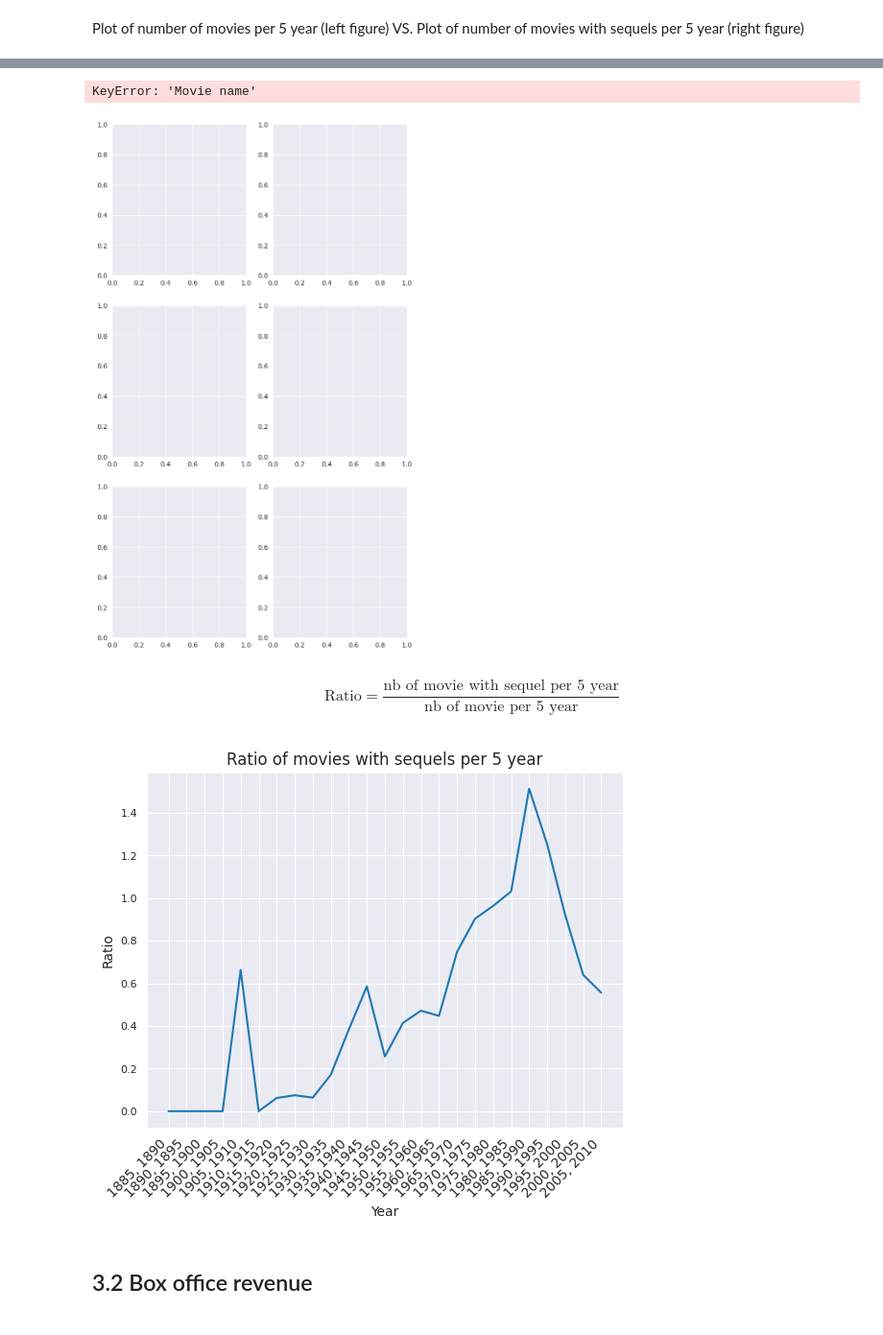
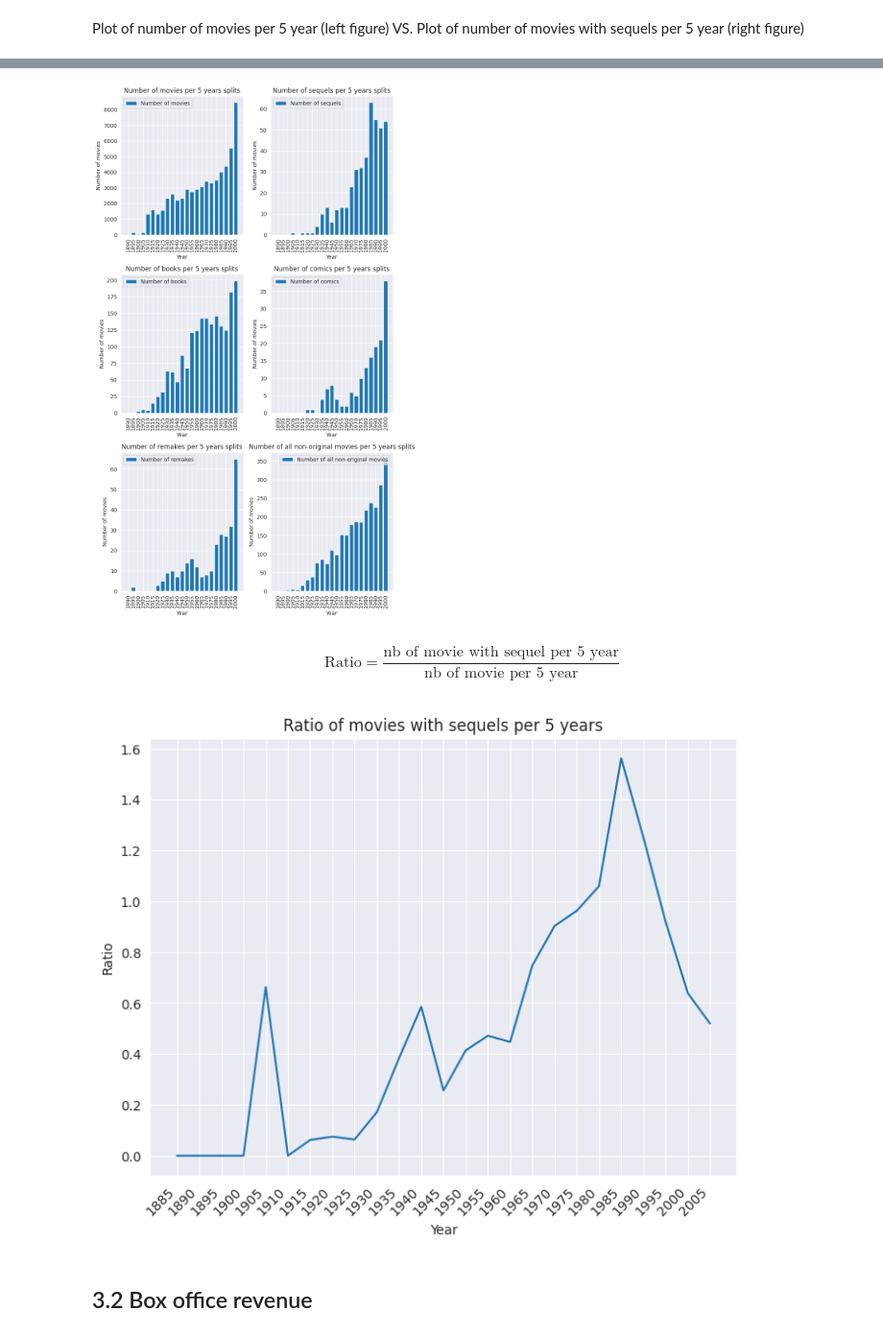
Before and after one commit to epfl-ada/ada-2024-project-onceuponatimeindata, a Jupyter notebook: dat_analysis.ipynb, the cells around one changed output, grey strips where cells are left out. Shown at 96% size. Saved outputs shown, nothing was run; the diff lists cells and outputs as text; code cells hidden in the pictures.

```diff
--- a/dat_analysis.ipynb
+++ b/dat_analysis.ipynb
@@ -35,2 +12,21 @@ movie_recent_df = pd.read_csv('data/random_sample/random_sample_2010_2024.csv')
+# %%
+from src.models.movies_frame import MovieFrames
+
+movie_df = pd.read_csv('data/MovieSummaries/movie.metadata.tsv', sep='\t', header=None)
+new_movie_df = pd.read_csv('data/random_sample/random_sample_metadata_2010_2024.csv')
+
+keywords = ["sequels", "book", "comics", "remake"]
+path_old = []
+path_new = []
+
+for keyword in keywords:
+    path_old.append(f"data/{keyword}/{keyword}_with_wiki_id_1880_2010.csv")
+    path_new.append(f"data/{keyword}/{keyword}_metadata_2010_2024.csv")
+
+path_old.append("data/collections/sequels_and_original_with_wiki_id.csv")
+path_new.append("data/collections/sequels_and_original_metadata_2010_2024.csv")
+
+movie_frames_old = MovieFrames(movie_df, path_old, old=True)
+movie_frames_new = MovieFrames(new_movie_df, path_new)
 # %% [markdown]
 Inner join between "movie_df" and sequels with their Wikipedia ID
@@ -174,16 +59,10 @@ plt.show()
 # %%
-fig, ((ax1, ax2), (ax3, ax4), (ax5, ax6)) = plt.subplots(3, 2, figsize=(8,14))
-ax1 = figure_movie_year(movies_per_years_recent, "movies", movies_years_recent, ax1, 4)
-ax2 = figure_movie_year(sequel_per_year_recent, "sequels", sequel_years_recent, ax2, 4)
-ax3 = figure_movie_year(book_per_year_recent, "books", book_years_recent, ax3, 4)
-ax4 = figure_movie_year(comics_per_year_recent, "comics", comics_years_recent, ax4, 4)
-ax5 = figure_movie_year(remakes_per_year_recent, "remakes", remakes_years_recent, ax5, 4)
-ax6 = figure_movie_year(sequel_per_year_recent + book_per_year_recent + comics_per_year_recent + remakes_per_year_recent, "all non-original movies", sequel_years_recent, ax6, 4)
+fig = get_movie_counter_figure(movie_frames_old)
+
 plt.tight_layout()
 plt.show()
 # %% [output]
-KeyError: 'Movie name'
-[figure, old version]
+[figure, new version]
 # %% [markdown]
 $$
 \text{Ratio} = \frac{\text{nb of movie with sequel per 5 year}}{\text{nb of movie per 5 year}}
@@ -204,15 +70,12 @@ def plot_ratio(df, movies_per_years, ax_f, split = 5):
 # %%
-movie_df_ratio = sequel_per_year / movies_per_years_removed * 100
-movie_df_ratio = movie_df_ratio.fillna(0)
 
-plt.plot(sequel_years, movie_df_ratio["Wikipedia movie ID"])
-plt.title("Ratio of movies with sequels per 5 year")
-plt.xlabel("Year")
-plt.ylabel("Ratio")
+from src.models.movie_counter import get_ratio_movie_figure
+
+fig = get_ratio_movie_figure(movie_frames_old)
 plt.xticks(rotation=45, ha='right')
 plt.show()
 # %% [output]
-[figure, old version]
+[figure, new version]
 # %% [markdown]
 ## 3.2 Box office revenue
 # %% [markdown]
```
Also changed, not shown: parts of 19 cells of this notebook, 13 other files.
